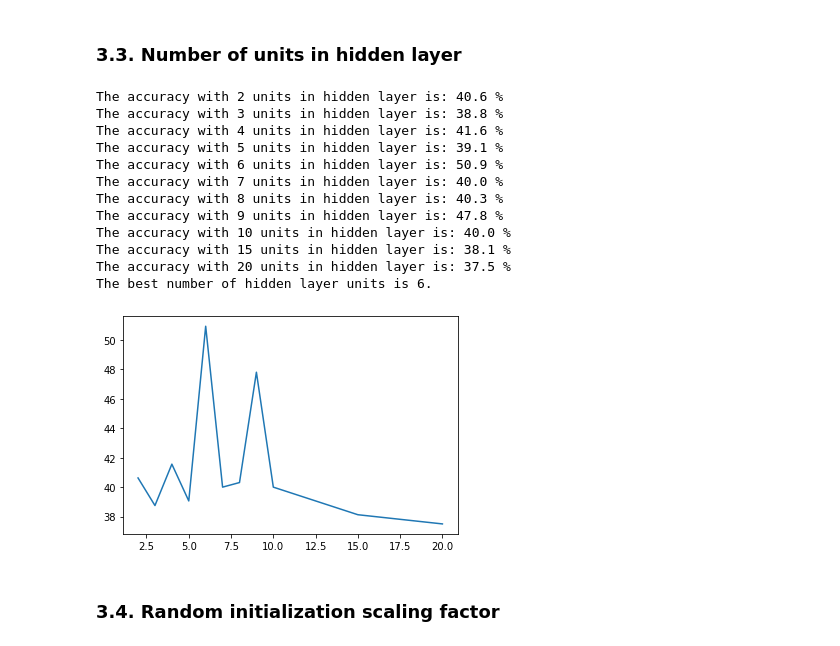
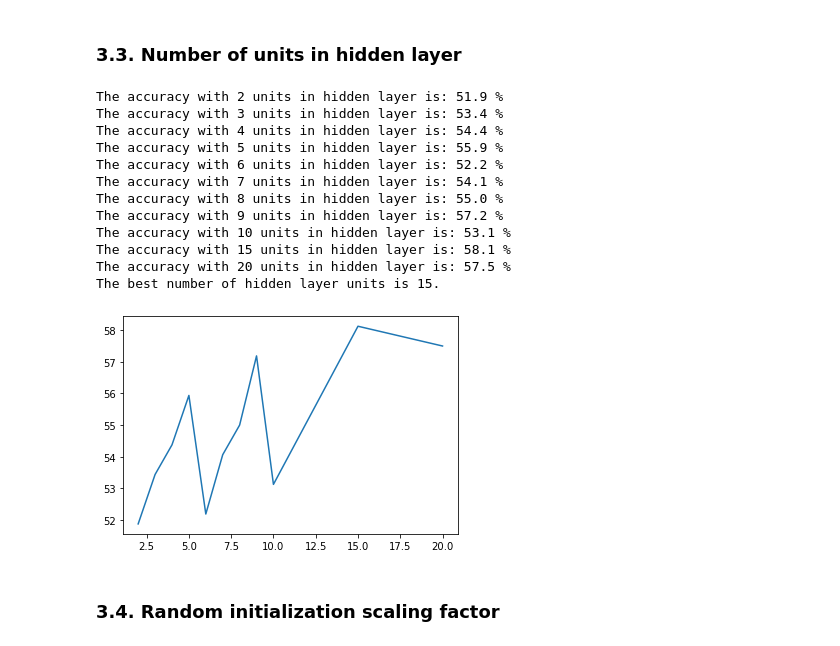
Before and after one commit to mahmoudjahanshahi/DeepLearning, a Jupyter notebook: RedWineQuality/shallowNN_tanh.ipynb, the cells around one changed output. Cells and saved outputs as stored; diff of their text form; code cells hidden in the pictures.

```diff
--- a/RedWineQuality/shallowNN_tanh.ipynb
+++ b/RedWineQuality/shallowNN_tanh.ipynb
@@ -91,7 +91,7 @@ def normalize(X):
 
     X_norm = (X-mean)/std
 
-    return X_norm
+    return X_norm , mean , std
 # %% [markdown]
 ### 2.2. Defining neural network structure
 # %% [markdown]
@@ -248,7 +248,7 @@ def nn_model(X, Y, n_h=4, scaling_factor=0.01, learning_rate=1.2, num_iterations
 
     parameters = initialize_parameters(n_x, n_h, n_y, scaling_factor)
 
-    X = normalize(X)
+    X , mean, std = normalize(X)
 
     for i in range(0, num_iterations):
         A2, tmp = forward_propagation(X, parameters)
@@ -259,7 +259,7 @@ def nn_model(X, Y, n_h=4, scaling_factor=0.01, learning_rate=1.2, num_iterations
         if print_cost and i % 1000 == 0:
             print ("Cost after iteration %i: %f" %(i, cost))
 
-    return parameters # , cost    //this cost was added temporarily for hyper parameter tuning phase
+    return parameters , mean, std # , cost    //this cost was added temporarily for hyper parameter tuning phase section 3.7
 # %% [markdown]
 ## 3. Hyperparameter Tunning
 # %% [markdown]
@@ -267,9 +267,9 @@ def nn_model(X, Y, n_h=4, scaling_factor=0.01, learning_rate=1.2, num_iterations
 # %% [markdown]
 Here I define predicted labels as an array in which the highest probability returned by sigmoid function will be set to 1 and others to 0
 # %%
-def predict(parameters, X):
+def predict(parameters, mean, std, X):
 
-    X = normalize(X)
+    X = (X-mean)/std
 
     A2, tmp = forward_propagation(X, parameters)
 
@@ -290,34 +290,34 @@ def pred_evaluation(predictions,Y):
 # %%
 test_set = (2,3,4,5,6,7,8,9,10,15,20)
 accuracy_log = []
 max_accuracy = 0
 best_result = 0
 for i in test_set:
-    parameters = nn_model(X_train, Y_train, n_h = i, scaling_factor = 0.001, learning_rate = 0.3, num_iterations = 5000)
-    predictions = predict(parameters, X_cv)
+    parameters, mean, std = nn_model(X_train, Y_train, n_h = i, scaling_factor = 0.001, learning_rate = 0.3, num_iterations = 5000)
+    predictions = predict(parameters, mean, std, X_cv)
     accuracy = pred_evaluation(predictions,Y_cv)
     accuracy_log.append(accuracy)
     print("The accuracy with %d units in hidden layer is: %.1f %% " %(i,accuracy))
     if accuracy > max_accuracy:
         max_accuracy = accuracy
         best_result = i
 
 plt.plot(test_set, accuracy_log)
 print("The best number of hidden layer units is %d." %best_result)
 # %% [output]
-The accuracy with 2 units in hidden layer is: 40.6 %
-The accuracy with 3 units in hidden layer is: 38.8 %
-The accuracy with 4 units in hidden layer is: 41.6 %
-The accuracy with 5 units in hidden layer is: 39.1 %
-The accuracy with 6 units in hidden layer is: 50.9 %
-The accuracy with 7 units in hidden layer is: 40.0 %
-The accuracy with 8 units in hidden layer is: 40.3 %
-The accuracy with 9 units in hidden layer is: 47.8 %
-The accuracy with 10 units in hidden layer is: 40.0 %
-The accuracy with 15 units in hidden layer is: 38.1 %
-The accuracy with 20 units in hidden layer is: 37.5 %
-The best number of hidden layer units is 6.
+The accuracy with 2 units in hidden layer is: 51.9 %
+The accuracy with 3 units in hidden layer is: 53.4 %
+The accuracy with 4 units in hidden layer is: 54.4 %
+The accuracy with 5 units in hidden layer is: 55.9 %
+The accuracy with 6 units in hidden layer is: 52.2 %
+The accuracy with 7 units in hidden layer is: 54.1 %
+The accuracy with 8 units in hidden layer is: 55.0 %
+The accuracy with 9 units in hidden layer is: 57.2 %
+The accuracy with 10 units in hidden layer is: 53.1 %
+The accuracy with 15 units in hidden layer is: 58.1 %
+The accuracy with 20 units in hidden layer is: 57.5 %
+The best number of hidden layer units is 15.
-[figure, old version]
+[figure, new version]
 # %% [markdown]
 ### 3.4. Random initialization scaling factor
 # %%
```
Also changed, not shown: parts of 12 cells of this notebook.
